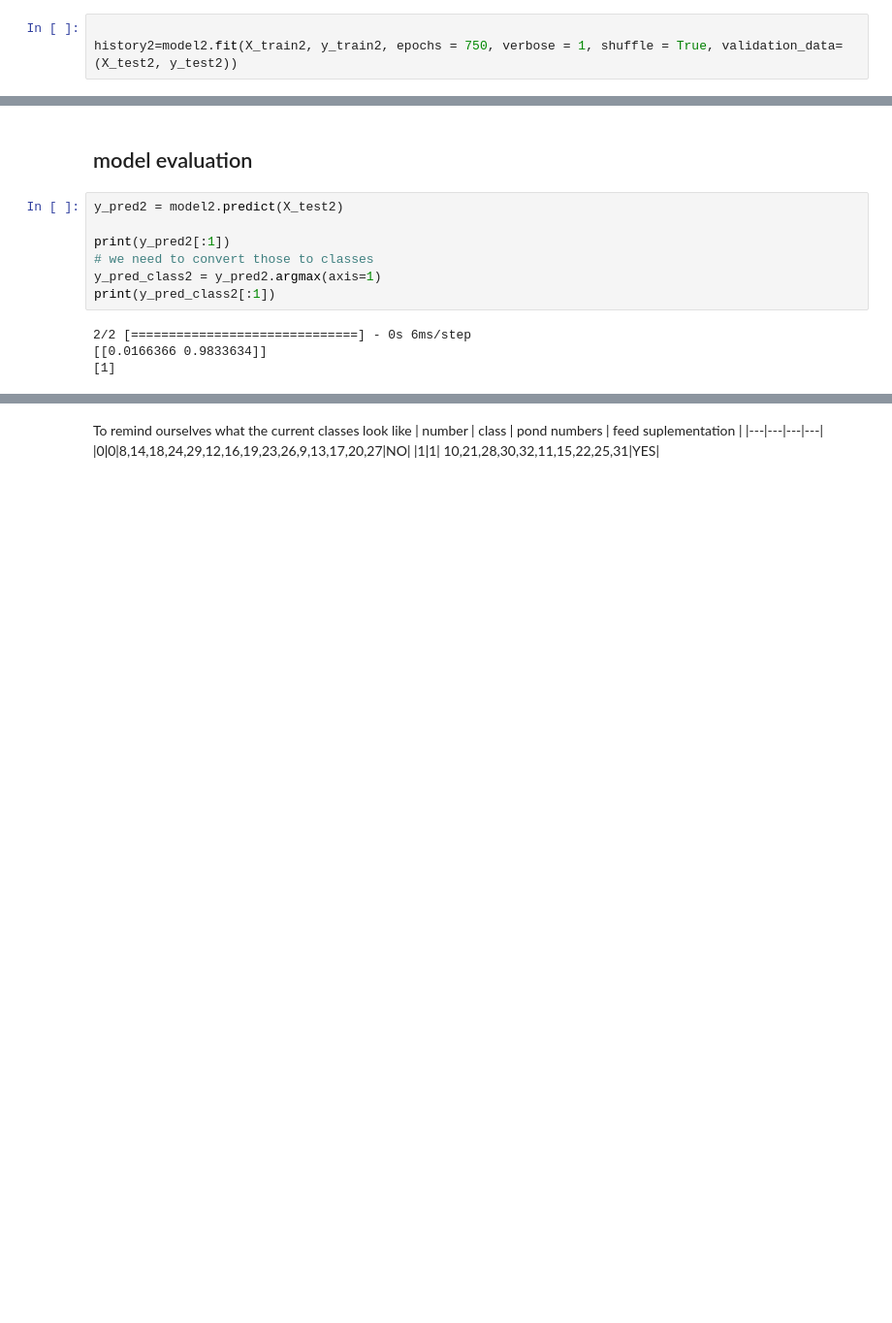
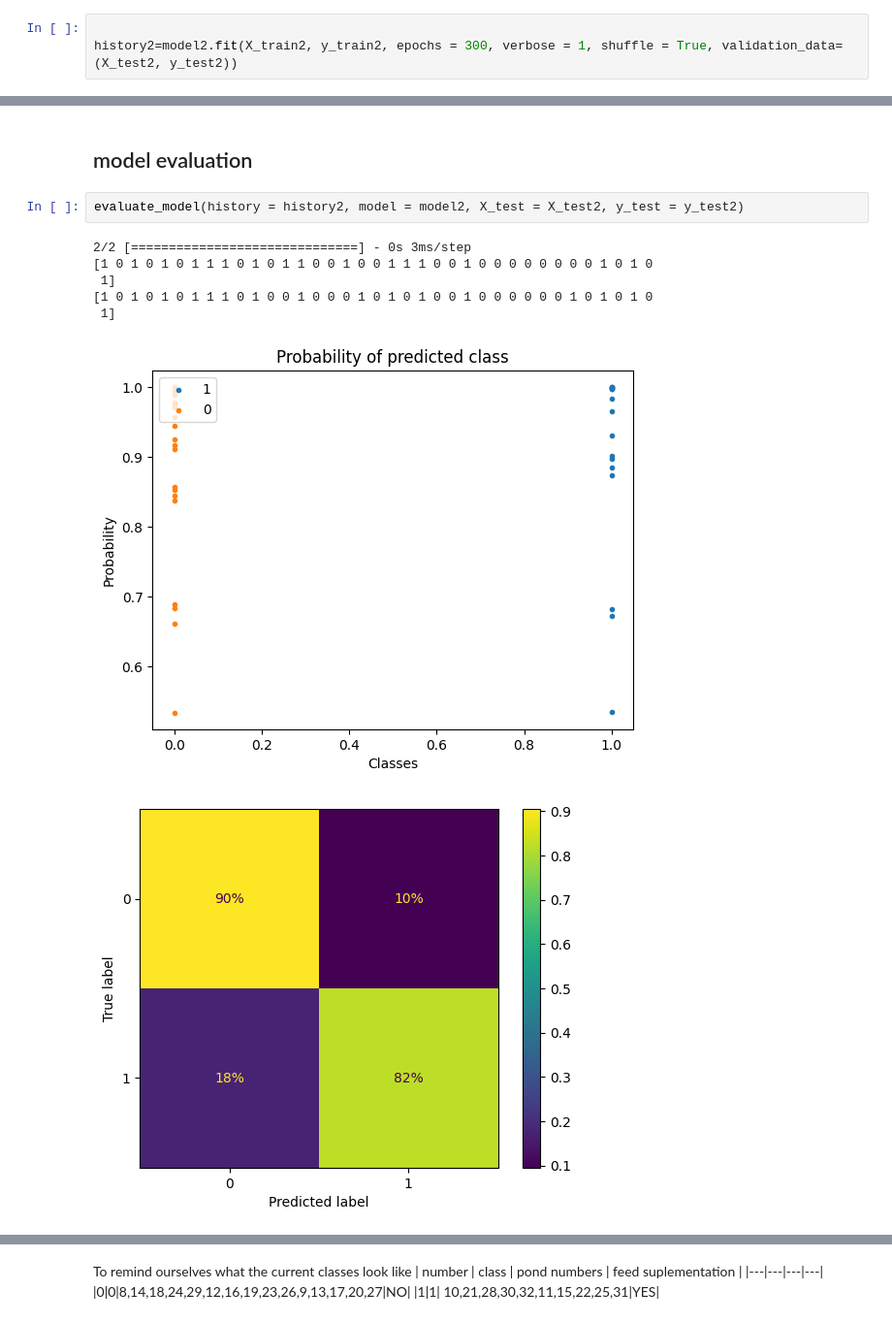
Before and after one commit to paq88/Neural_network_classifier, a Jupyter notebook: Fish_model_NN_gut.ipynb, the cells around one changed output, grey strips where cells are left out. Shown at 97% size. Cells and saved outputs as stored; diff of their text form; blank space fills up the shorter version.

```diff
--- a/Fish_model_NN_gut.ipynb
+++ b/Fish_model_NN_gut.ipynb
@@ -719,5 +697,5 @@ model2.compile(optimizer = optimizer, loss = loss, metrics=metrics)
 ## model fiting
 # %%
 
-history2=model2.fit(X_train2, y_train2, epochs = 750, verbose = 1, shuffle = True, validation_data=(X_test2, y_test2))
+history2=model2.fit(X_train2, y_train2, epochs = 300, verbose = 1, shuffle = True, validation_data=(X_test2, y_test2))
 # %% [output]
@@ -741,13 +719,12 @@ Epoch 750/750
 # %% [markdown]
 ## model evaluation
 # %%
-y_pred2 = model2.predict(X_test2)
-
-print(y_pred2[:1])
-# we need to convert those to classes
-y_pred_class2 = y_pred2.argmax(axis=1)
-print(y_pred_class2[:1])
+evaluate_model(history = history2, model = model2, X_test = X_test2, y_test = y_test2)
 # %% [output]
-2/2 [==============================] - 0s 6ms/step
-[[0.0166366 0.9833634]]
-[1]
+2/2 [==============================] - 0s 3ms/step
+[1 0 1 0 1 0 1 1 1 0 1 0 1 1 0 0 1 0 0 1 1 1 0 0 1 0 0 0 0 0 0 0 0 1 0 1 0
+ 1]
+[1 0 1 0 1 0 1 1 1 0 1 0 0 1 0 0 0 1 0 1 0 1 0 0 1 0 0 0 0 0 0 1 0 1 0 1 0
+ 1]
+[figure, added]
+[figure, added]
```
Also changed, not shown: parts of 45 cells of this notebook.
